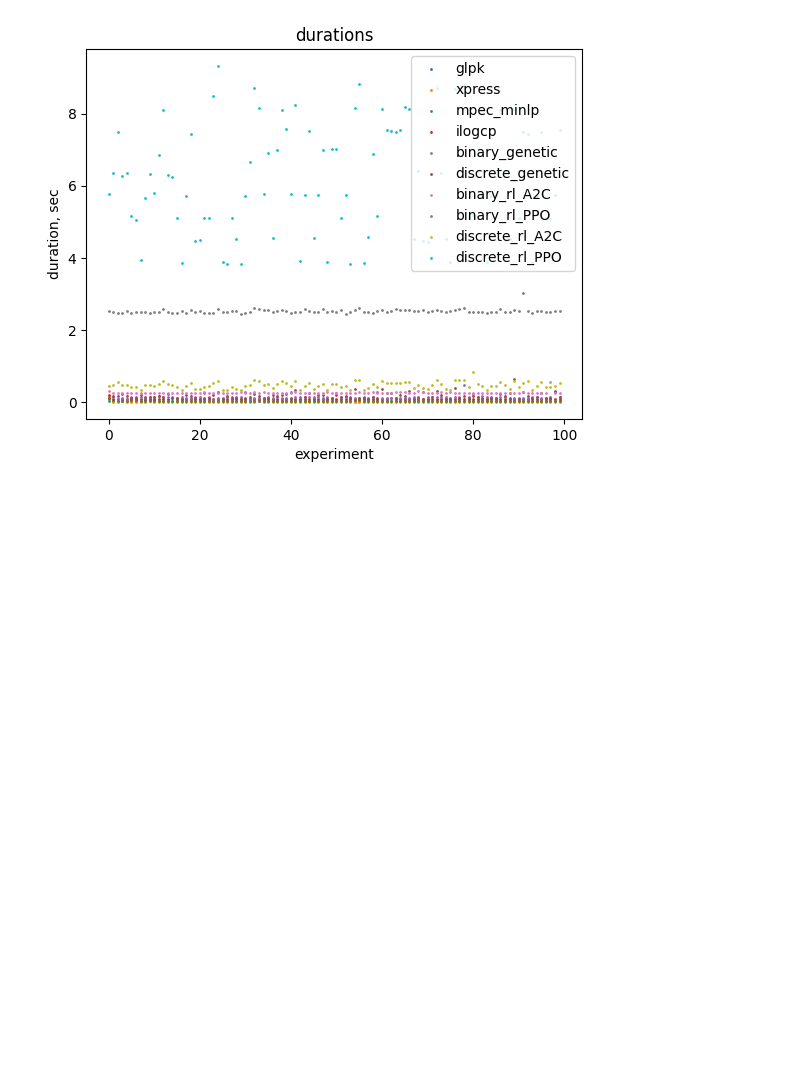
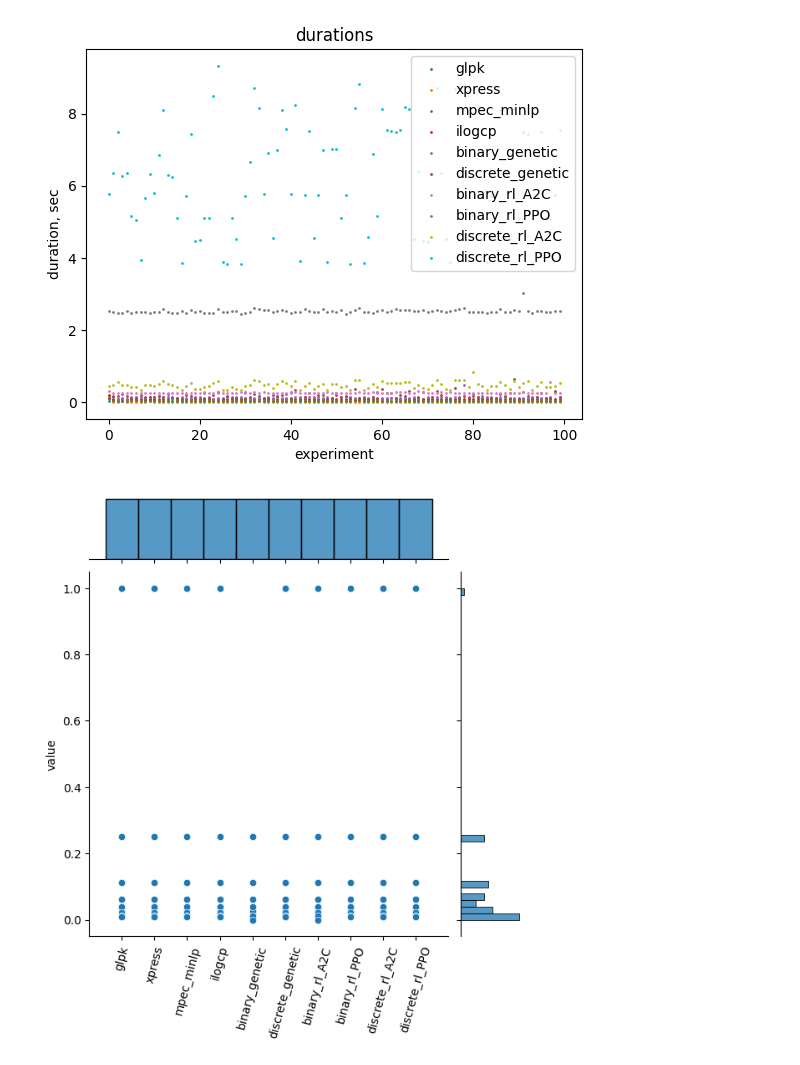
Before and after one commit to Dambr/yewking, a Jupyter notebook: task_description/draw_dataset.ipynb, the cells around one changed output. Cells and saved outputs as stored; diff of their text form; code cells hidden in the pictures; blank space fills up the shorter version.

```diff
--- a/task_description/draw_dataset.ipynb
+++ b/task_description/draw_dataset.ipynb
@@ -162,3 +163,17 @@ draw_dataset(fitnesses_dataset, 'fitnesses', 'value')
 draw_dataset(durations_dataset, 'durations', 'duration, sec')
 # %% [output]
 [figure]
+# %%
+def draw_sns_dataset(dataset, title, ylabel):
+    df = pd.DataFrame(dataset)
+    df_melted = pd.melt(df)
+    # sns.swarmplot(x="variable", y='value', hue="variable", data=df_melted)
+    sns.jointplot(x="variable", y='value', data=df_melted)
+    # sns.kdeplot(x="variable", y='value', data=df_melted).set(title=title)
+    plt.xticks(rotation=75)
+    plt.ylabel(ylabel)
+    plt.xlabel('')
+# %%
+draw_sns_dataset(fitnesses_dataset, 'fitnesses', 'value')
+# %% [output]
+[figure, added]
```
Also changed, not shown: parts of 2 cells of this notebook.
